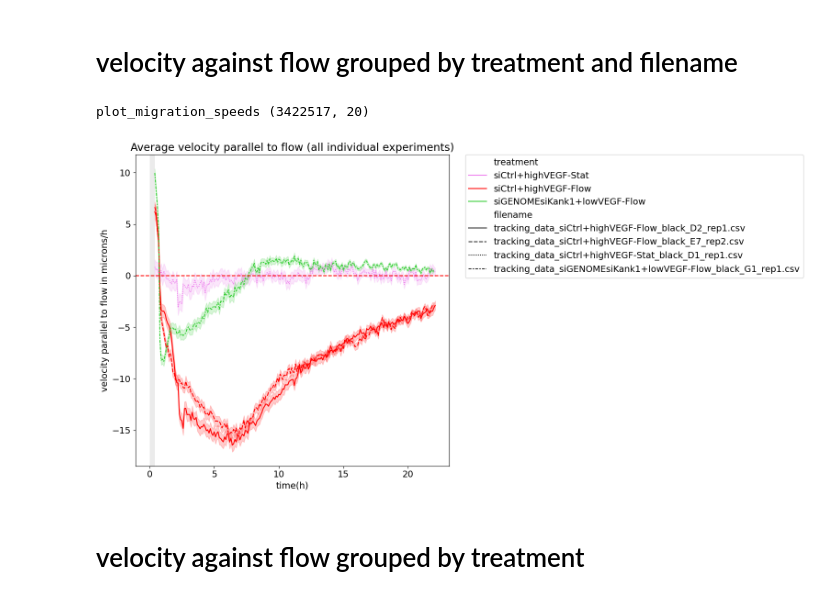
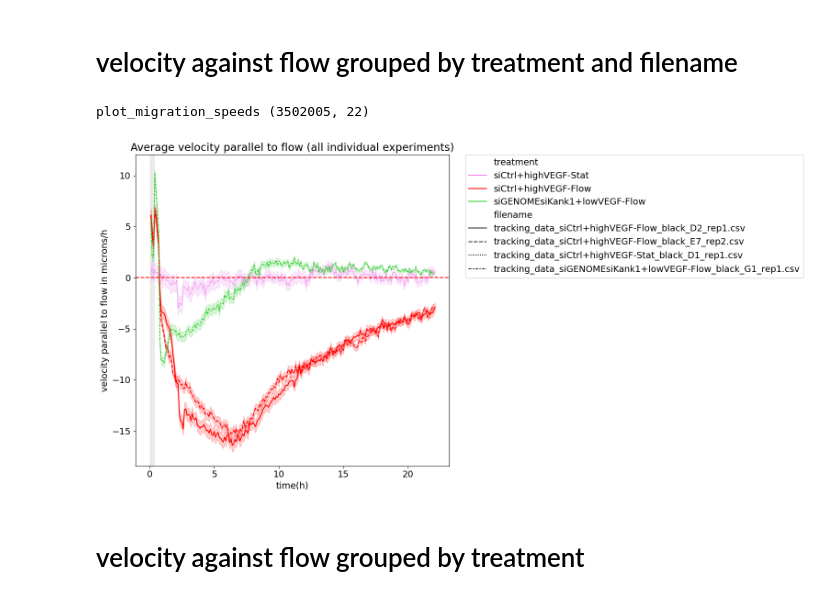
Before and after one commit to Phusiongreen/ec-tracking-analysis_2025, a Jupyter notebook: notebooks/06_Plot_Migration_Speeds.ipynb, the cells around one changed output. Drawn from its saved outputs; the diff is of its cells as text; code cells hidden in the pictures.

```diff
--- a/notebooks/06_Plot_Migration_Speeds.ipynb
+++ b/notebooks/06_Plot_Migration_Speeds.ipynb
@@ -403,41 +404,45 @@ treatment_order = [
 # %%
 plt.rcParams.update({'font.size': 14})
 
-plot_migration_speeds = migration_speed_df.dropna()
+
+# Keep only rows that have a computable velocity; don't blanket-drop all NaNs
+plot_migration_speeds = migration_speed_df.dropna(subset=["vel_x_mu_per_h"])
+#plot_migration_speeds = migration_speed_df.dropna()
 #plot_migration_speeds = plot_migration_speeds.iloc[::subsample_n, :]
 #plot_migration_speeds = plot_migration_speeds.sample(frac=subsample_frac, replace=True, random_state=1)
-plot_migration_speeds = plot_migration_speeds[plot_migration_speeds["FRAME"] >= interval]
+# DO NOT filter by FRAME >= interval anymore
+#plot_migration_speeds = plot_migration_speeds[plot_migration_speeds["FRAME"] >= interval] --> to be removed
 print("plot_migration_speeds", plot_migration_speeds.shape)
 
 #fig, ax = plt.subplots(len(intervals),figsize=(15,30))
 fig, ax = plt.subplots(1, figsize=(16,8))
 color_palette = {"siGENOMEsiKank1+lowVEGF-Flow": "limegreen", "siCtrl+highVEGF-Stat": "violet", "siCtrl+highVEGF-Flow": "red"}
 sns.lineplot(x = "time_in_h", y = "vel_x_mu_per_h", hue = "treatment", hue_order = treatment_order,
              data = plot_migration_speeds, style="filename", ax=ax, errorbar=('ci', 95), palette=color_palette)
 
 #sns.lineplot(x = "FRAME", y = "vel_x", hue = "condition", data = plot_migration_speeds, ax=ax, ci = 90)
 #interval_length_min = 5*intervals[i]
 #ax.set_title("time interval %s min" % interval_length_min)
 ax.set_ylabel("velocity parallel to flow in microns/h")
 ax.set_xlabel("time(h)")
 ax.set_title("Average velocity parallel to flow (all individual experiments)")
 #ax.set_ylim(-7.0,7.0)
 ax.axhline(y = 0.0, color = 'r', linestyle = 'dashed')
 # Draw pre-flow band (optional)
 if show_pre_flow_band:
     draw_pre_flow_band(ax, pre_flow_frames)
 plt.legend(bbox_to_anchor=(1.05, 1), loc=2, borderaxespad=0.)
 plt.tight_layout()
 #plt.savefig("velocity_parallel_to_flow_filename_all.pdf")
 #plt.savefig("velocity_parallel_to_flow_filename_all.png")
-plt.savefig(str(output_folder.joinpath(subfolder, "v_parallel_to_flow_individual_exps" + ".pdf")))
-plt.savefig(str(output_folder.joinpath(subfolder, "v_parallel_to_flow_individual_exps" + ".png")))
+plt.savefig(str(output_folder.joinpath(subfolder, "v_parallel_to_flow_individual_exps_timelag_4_with_variable_initial_lag" + ".pdf")))
+plt.savefig(str(output_folder.joinpath(subfolder, "v_parallel_to_flow_individual_exps_timelag_4_with_variable_initial_lag" + ".png")))
 
 #            plt.savefig(str(output_folder.joinpath(subfolder, "trajectories_" + condition + "_" + row["experimentID"] + ".png"))) , template to help brainstorm on how to improve plot nomenclature
 #           especially for producing combinations with different treatments, or parameters during refactor/troublehshoot/final fig protoytyping
 # %% [output]
-plot_migration_speeds (3422517, 20)
+plot_migration_speeds (3502005, 22)
-[figure, old version]
+[figure, new version]
 # %% [markdown]
 # velocity against flow grouped by treatment
 # %%
```
Also changed, not shown: parts of 4 cells of this notebook, 1 other file.
